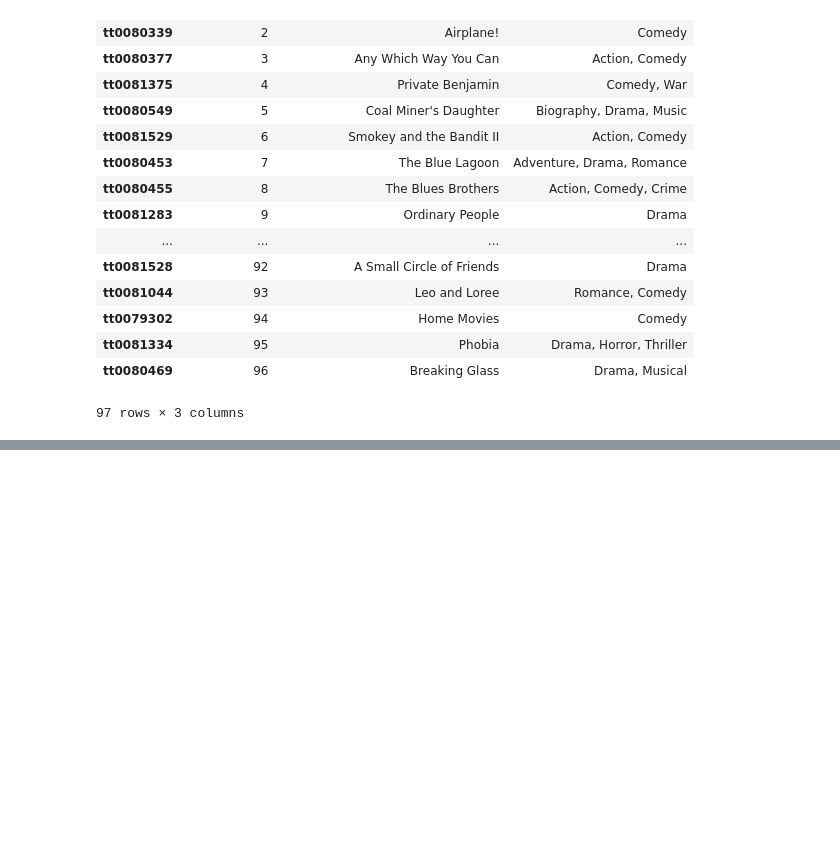
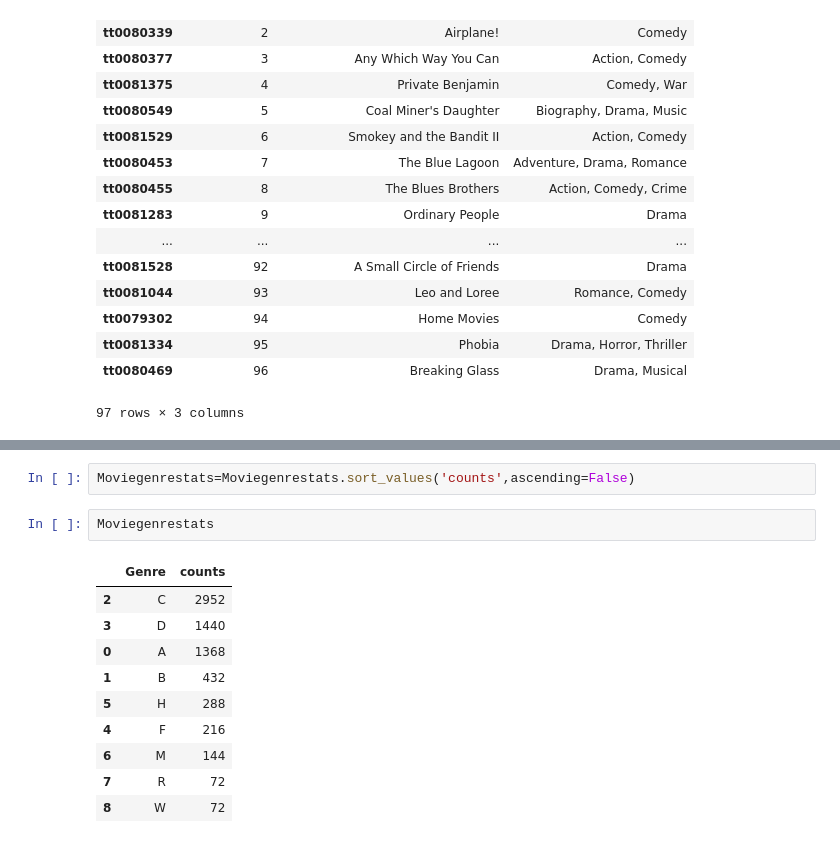
Before and after one commit to sweetcoonoor/sweetram, a Jupyter notebook: Classification_using_NN_subset.ipynb, the cells around one changed output, grey strips where cells are left out. Saved outputs shown, nothing was run; the diff lists cells and outputs as text; blank space fills up the shorter version.

```diff
--- a/Classification_using_NN_subset.ipynb
+++ b/Classification_using_NN_subset.ipynb
@@ -177,0 +209,15 @@ NameError: ignored
+# %%
+Moviegenrestats=Moviegenrestats.sort_values('counts',ascending=False)
+# %%
+Moviegenrestats
+# %% [output]
+|  | Genre | counts |
+| 2 | C | 2952 |
+| 3 | D | 1440 |
+| 0 | A | 1368 |
+| 1 | B | 432 |
+| 5 | H | 288 |
+| 4 | F | 216 |
+| 6 | M | 144 |
+| 7 | R | 72 |
+| 8 | W | 72 |
```
Also changed, not shown: parts of 15 cells of this notebook.
